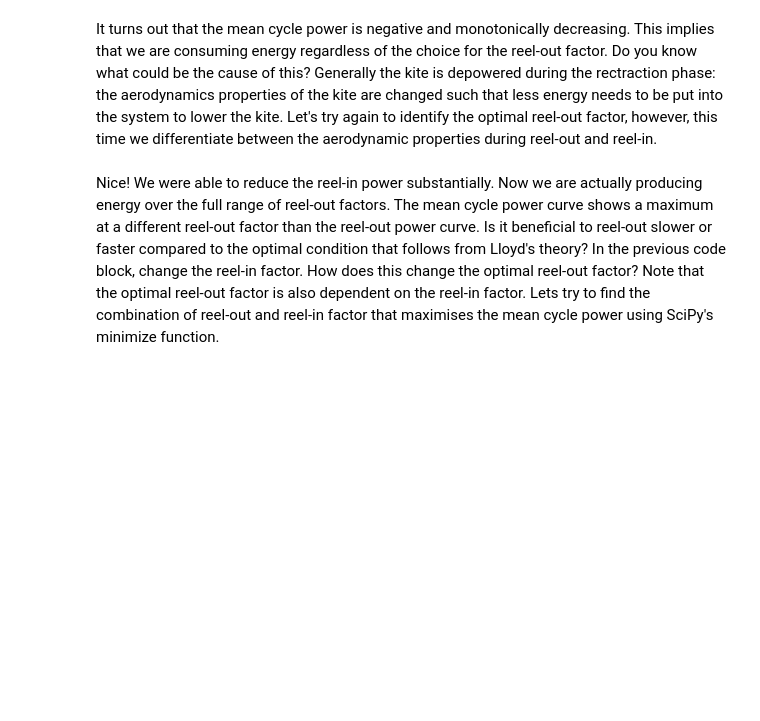
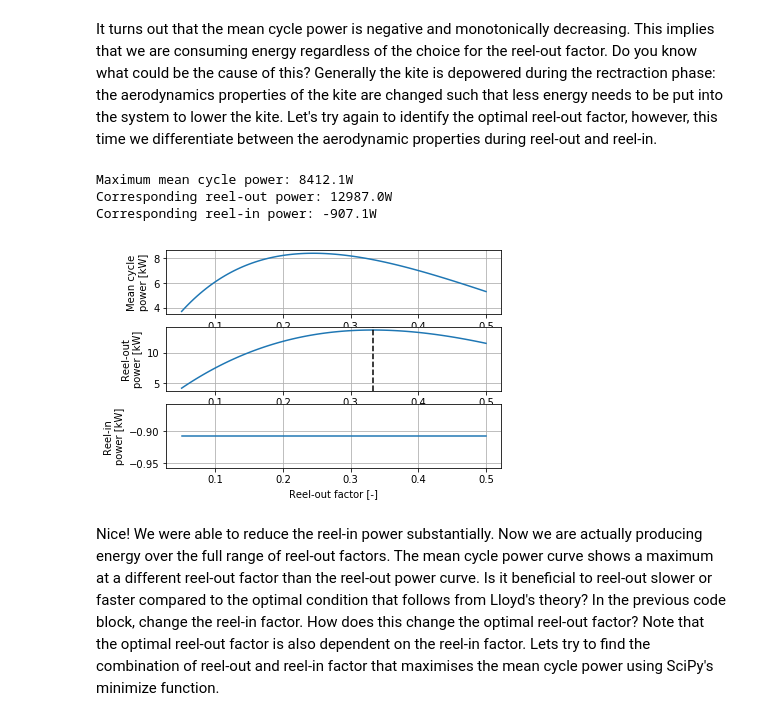
Before and after one commit to awecourse/workshop, a Jupyter notebook: awe_workshop_2019.ipynb, the cells around one changed output. Saved outputs shown, nothing was run; the diff lists cells and outputs as text; code cells hidden in the pictures; blank space fills up the shorter version.

```diff
--- a/awe_workshop_2019.ipynb
+++ b/awe_workshop_2019.ipynb
@@ -182,37 +187,42 @@ def calc_mean_cycle_power(rf_out, rf_in):
 # Set the range of reeling factors for which we will determine the steady states.
 n_reeling_factors = 100
 reel_out_factors = np.linspace(0.05, 0.5, n_reeling_factors)
-reel_in_factor = -1
+reel_in_factor = -.5
 
 # Create arrays to which we will save our results.
 mean_cycle_power = np.zeros(n_reeling_factors)
 power_out = np.zeros(n_reeling_factors)
 power_in = np.zeros(n_reeling_factors)
 
 # Iterate over the reel-out factors and calculate corresponding mean cycle power.
 for i, rf_out in enumerate(reel_out_factors):
     mcp, p_out, p_in = calc_mean_cycle_power(rf_out, reel_in_factor)
     mean_cycle_power[i] = mcp
     power_out[i] = p_out
     power_in[i] = p_in
 i_max = np.argmax(mean_cycle_power)
 print("Maximum mean cycle power: {:.1f}W".format(mean_cycle_power[i_max]))
 print("Corresponding reel-out power: {:.1f}W".format(power_out[i_max]))
 print("Corresponding reel-in power: {:.1f}W".format(power_in[i_max]))
 
 # Plot the results.
 fig, ax = plt.subplots(3, 1)
 ax[0].plot(reel_out_factors, mean_cycle_power*1e-3)
 ax[0].set_ylabel('Mean cycle\npower [kW]')
 ax[1].plot(reel_out_factors, power_out*1e-3)
 ax[1].set_ylabel('Reel-out\npower [kW]')
 ax[2].plot(reel_out_factors, power_in*1e-3)
 ax[2].set_ylabel('Reel-in\npower [kW]')
 
 ax[1].axvline(1/3., linestyle='--', color='k')
 ax[-1].set_xlabel('Reel-out factor [-]')
 for a in ax:
     a.grid()
+# %% [output]
+Maximum mean cycle power: 8412.1W
+Corresponding reel-out power: 12987.0W
+Corresponding reel-in power: -907.1W
+[figure, added]
 # %% [markdown]
 Nice! We were able to reduce the reel-in power substantially. Now we are actually producing energy over the full range of reel-out factors. The mean cycle power curve shows a maximum at a different reel-out factor than the reel-out power curve. Is it beneficial to reel-out slower or faster compared to the optimal condition that follows from Lloyd's theory? In the previous code block, change the reel-in factor. How does this change the optimal reel-out factor? Note that the optimal reel-out factor is also dependent on the reel-in factor. Lets try to find the combination of reel-out and reel-in factor that maximises the mean cycle power using SciPy's minimize function.
 # %%
```
Also changed, not shown: parts of 8 cells of this notebook.
